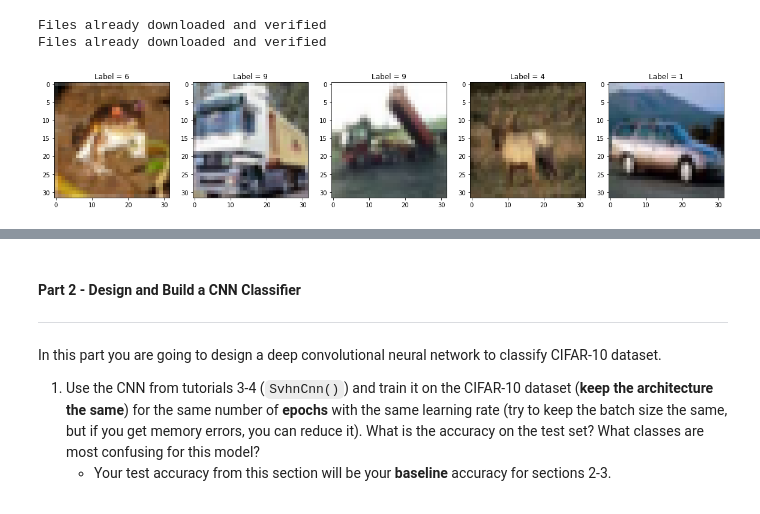
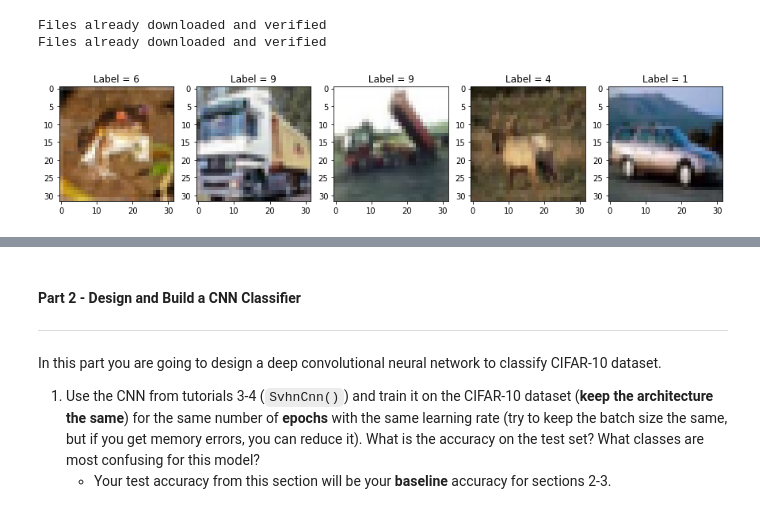
Before and after one commit to DariaHasin/cv-course, a Jupyter notebook: HW1 - Classification/ee046746_hw1_classification.ipynb, the cells around one changed output, grey strips where cells are left out. Drawn from its saved outputs; the diff is of its cells as text; code cells hidden in the pictures.

```diff
--- a/HW1 - Classification/ee046746_hw1_classification.ipynb
+++ b/HW1 - Classification/ee046746_hw1_classification.ipynb
@@ -100,14 +100,14 @@ test_dataset = CIFAR10(root=data_dir, train=False, transform=transforms.ToTensor
 Files already downloaded and verified
 Files already downloaded and verified
 # %%
-fig = plt.figure(figsize=(20, 20)) # create a figure, just like in matlab
+fig = plt.figure(figsize=(15, 15)) # create a figure, just like in matlab
 
 for i in range(5):
     ax = fig.add_subplot(1, 5 ,i + 1)
     ax.imshow(train_dataset[i][0].permute(1, 2, 0), cmap='gray')
     ax.set_title('Label = '+ f'{train_dataset[i][1]}')
 # %% [output]
-[figure, old version]
+[figure, new version]
 # %%
 model_train_loader = torch.utils.data.DataLoader(dataset=train_dataset,
                                            batch_size=10000,
```
Also changed, not shown: parts of 5 cells of this notebook.
